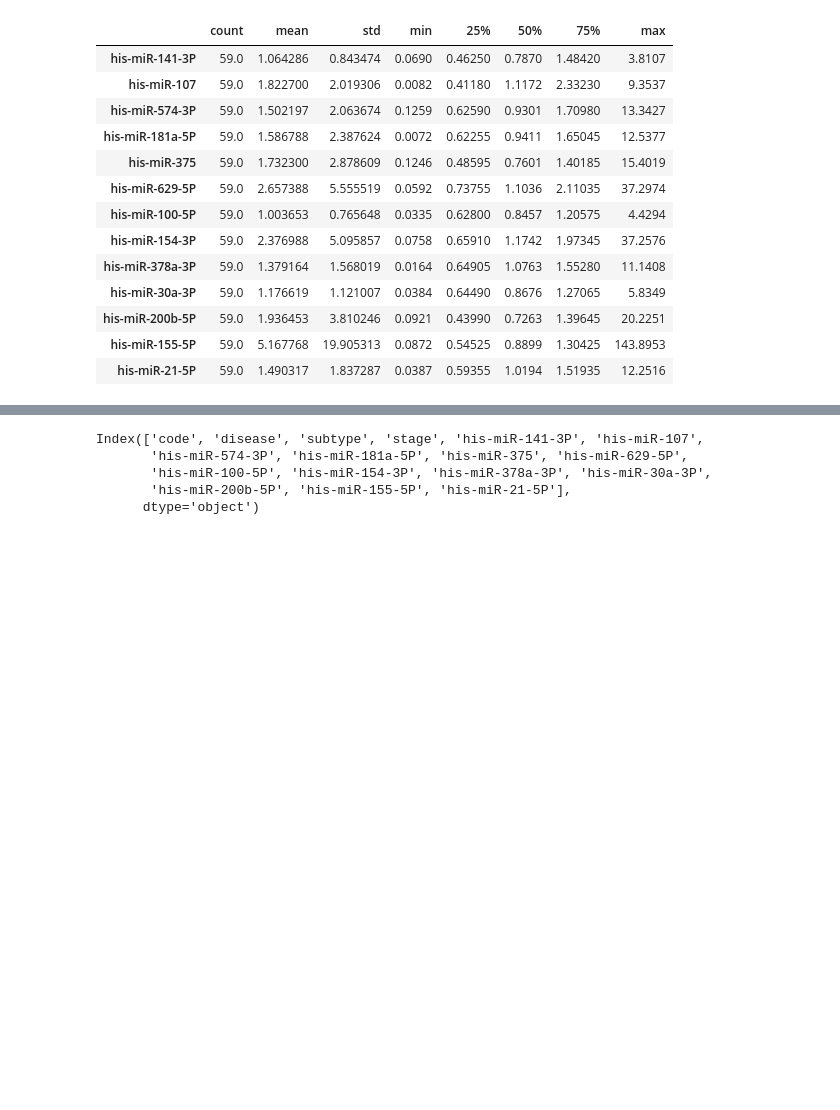
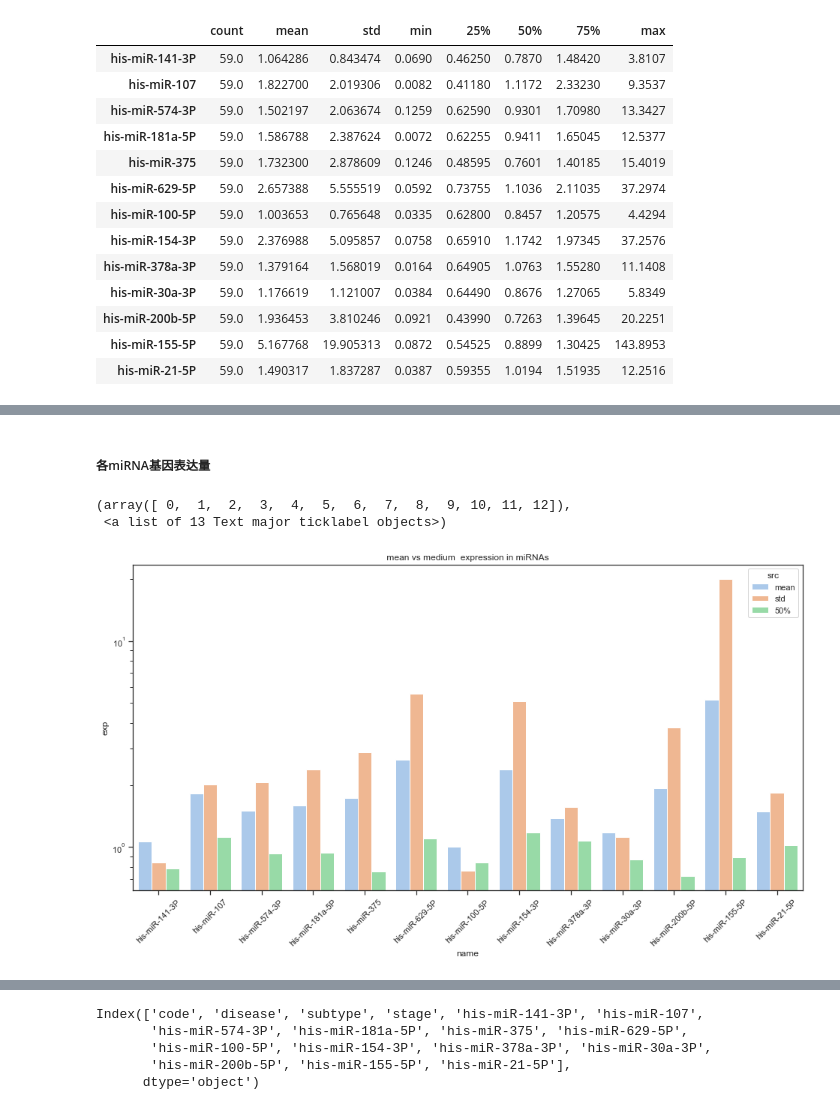
Before and after one commit to paperClub-hub/paperClub_daily, a Jupyter notebook: 20230918_mirna_ming/data.ipynb, the cells around one changed output, grey strips where cells are left out. Cells and saved outputs as stored; diff of their text form; code cells hidden in the pictures; blank space fills up the shorter version.

```diff
--- a/20230918_mirna_ming/data.ipynb
+++ b/20230918_mirna_ming/data.ipynb
@@ -42,0 +73,22 @@ data.describe().T
+# %% [markdown]
+##### 各miRNA基因表达量
+# %%
+# 平均值
+f, ax = plt.subplots(figsize=(16, 8))
+ax.set_yscale("log")
+data_desc = data.describe().T
+cols = ['mean', 'std', '50%']
+data_desc = data_desc[cols]
+data_desc.columns = pd.Index(cols, name='src')
+data_desc.index = pd.Index(data_desc.index, name='name')
+data_desc = data_desc.stack().reset_index().rename(columns={0:'exp'})
+
+sns.barplot(x='name', y='exp', hue='src', data=data_desc)
+plt.title(" mean vs medium  expression in miRNAs ")
+plt.xticks(rotation='45')
+
+# 各样本基因标准极大，提升可能有离群值 或 差异表达基因
+# %% [output]
+(array([ 0,  1,  2,  3,  4,  5,  6,  7,  8,  9, 10, 11, 12]),
+ <a list of 13 Text major ticklabel objects>)
+[figure, added]
```
Also changed, not shown: parts of 96 cells of this notebook, 1 other file.
